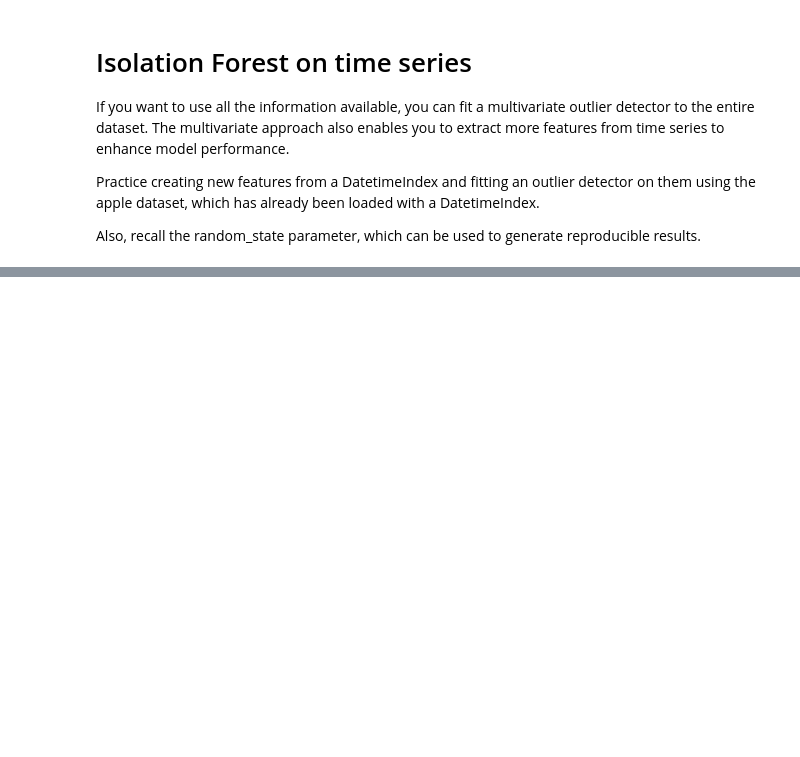
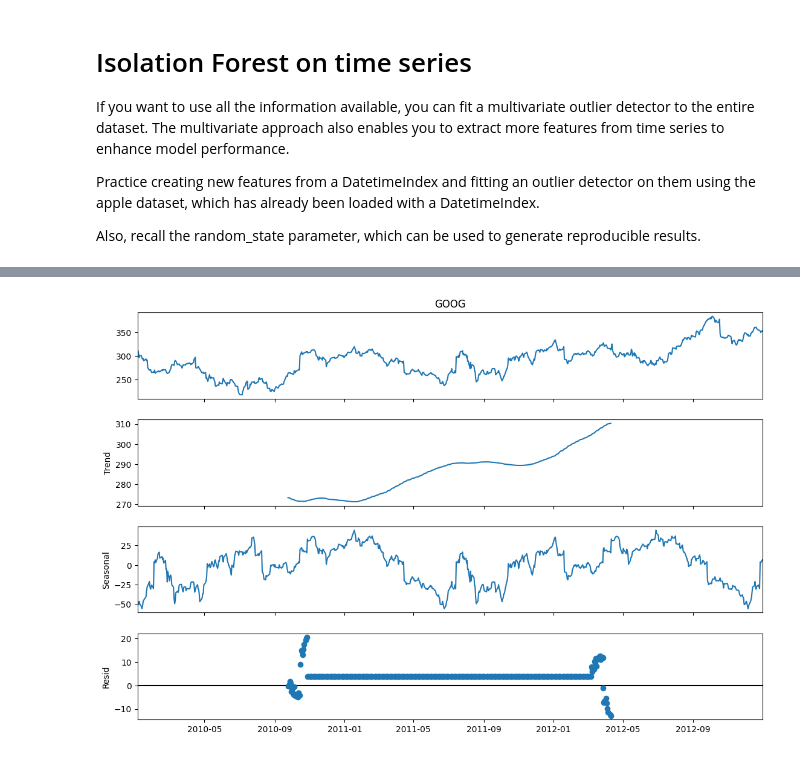
Before and after one commit to kesant/machine-learning-projects, a Jupyter notebook: anomaly_detection/time_series_anomaly_detection.ipynb, the cells around one changed output, grey strips where cells are left out. Cells and saved outputs as stored; diff of their text form; code cells hidden in the pictures; blank space fills up the shorter version.

```diff
--- a/anomaly_detection/time_series_anomaly_detection.ipynb
+++ b/anomaly_detection/time_series_anomaly_detection.ipynb
@@ -139,0 +177,9 @@ ValueError: Input contains NaN.
+# %%
+# Plot all three components
+fig = results.plot()
+
+fig.set_figwidth(12)
+fig.set_figheight(8)
+plt.show()
+# %% [output]
+[figure, added]
```
Also changed, not shown: parts of 9 cells of this notebook.
